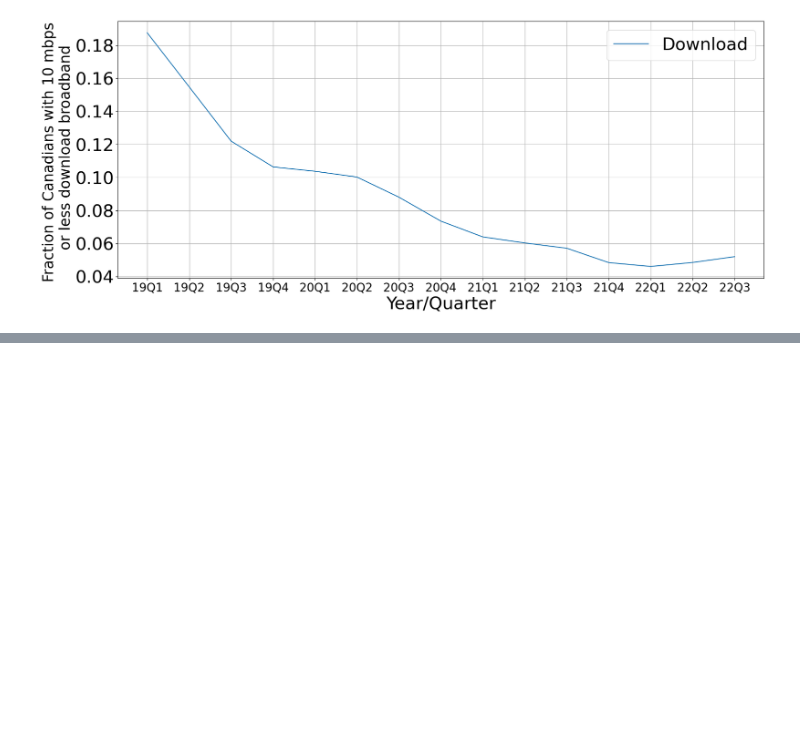
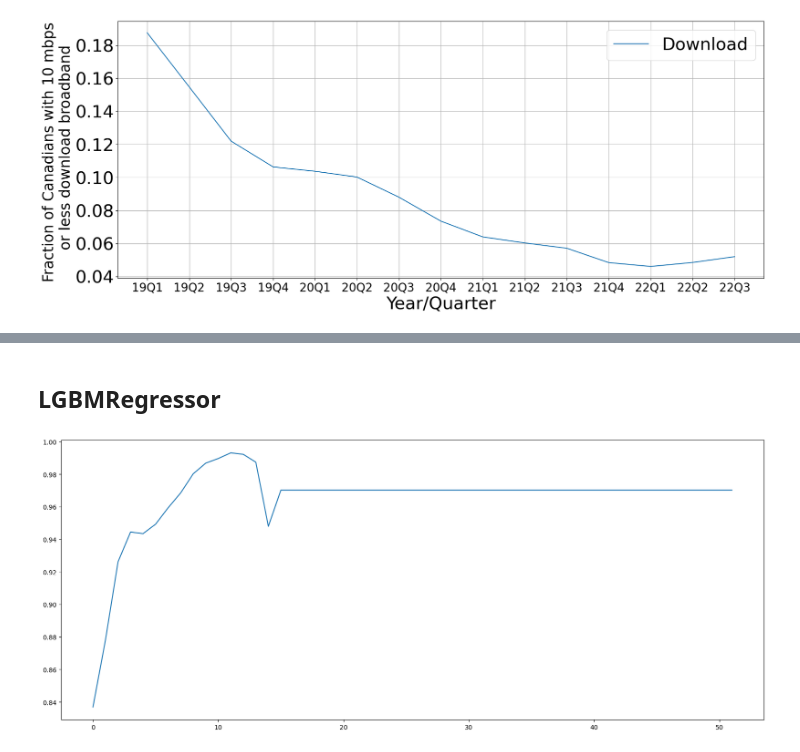
Before and after one commit to cybera/ookla-statcan-analysis-t2, a Jupyter notebook: notebooks/make_graphs.ipynb, the cells around one changed output, grey strips where cells are left out. Cells and saved outputs as stored; diff of their text form; code cells hidden in the pictures; blank space fills up the shorter version.

```diff
--- a/notebooks/make_graphs.ipynb
+++ b/notebooks/make_graphs.ipynb
@@ -104,8 +86,8 @@ regressor_names = ['LinearRegression',
                    'GradientBoostingRegressor',
                    'SVR']
 # %%
-n_samples, n_features = 10, 5
-y = np.random.randn(n_samples)
-X = np.random.randn(n_samples, n_features)
-regr = make_pipeline(StandardScaler(), SVR())
-regr.fit(X, y)
+# n_samples, n_features = 10, 5
+# y = np.random.randn(n_samples)
+# X = np.random.randn(n_samples, n_features)
+# regr = make_pipeline(StandardScaler(), SVR())
+# regr.fit(X, y)
@@ -195,0 +141,19 @@ y
+# %% [markdown]
+## LGBMRegressor
+# %%
+ts_LGBMRegressor = ts_greater_than_50.copy()
+
+for ii, regressor in enumerate([LGBMRegressor]):
+    #print(regressor_names[ii])
+    regr = make_pipeline(StandardScaler(), regressor())
+    regr.fit(X, y)
+
+    for ii, num in enumerate(range(4*(2031-2022) + 1)):
+        model_input = np.array([ts_LGBMRegressor[-n_input:]])
+        #print('model input', model_input, model_input.shape)
+        pred = regr.predict(model_input)
+        #print('pred', pred)
+        ts_LGBMRegressor.append(pred[0])
+    plt.plot(ts_LGBMRegressor)
+# %% [output]
+[figure, added]
```
Also changed, not shown: parts of 13 cells of this notebook.
